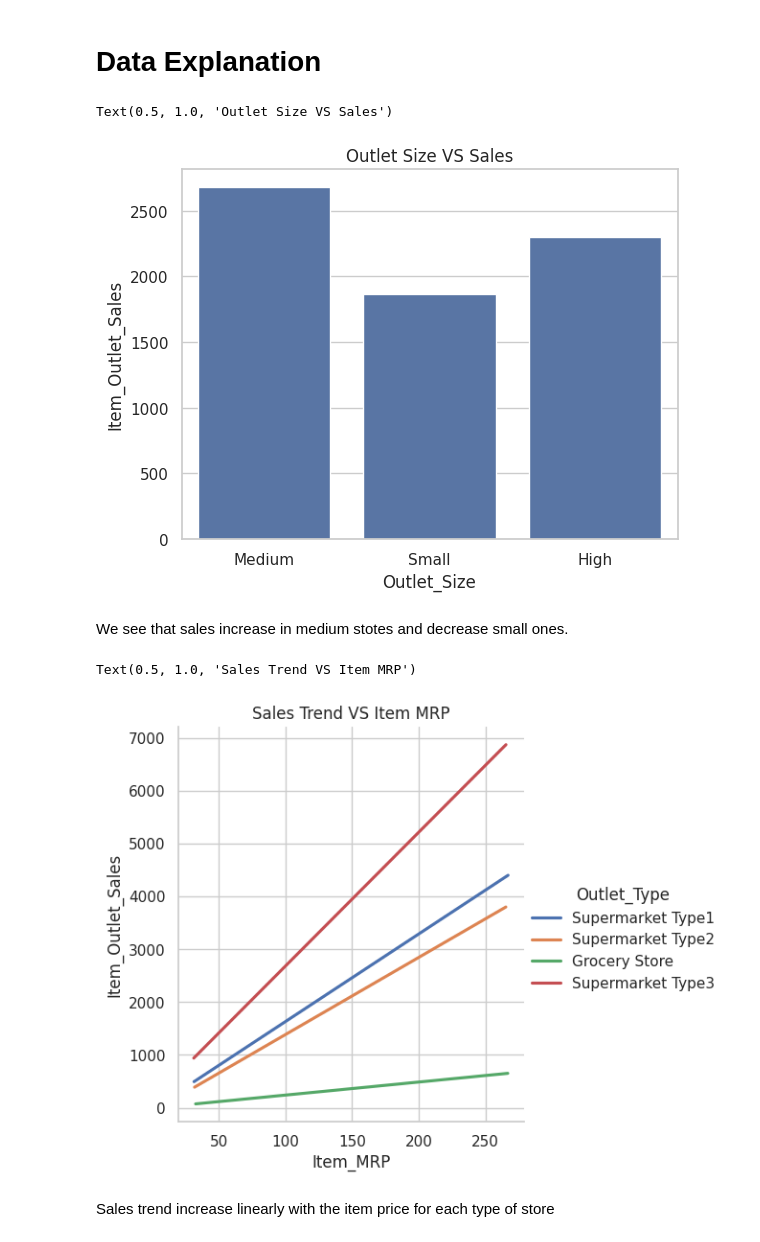
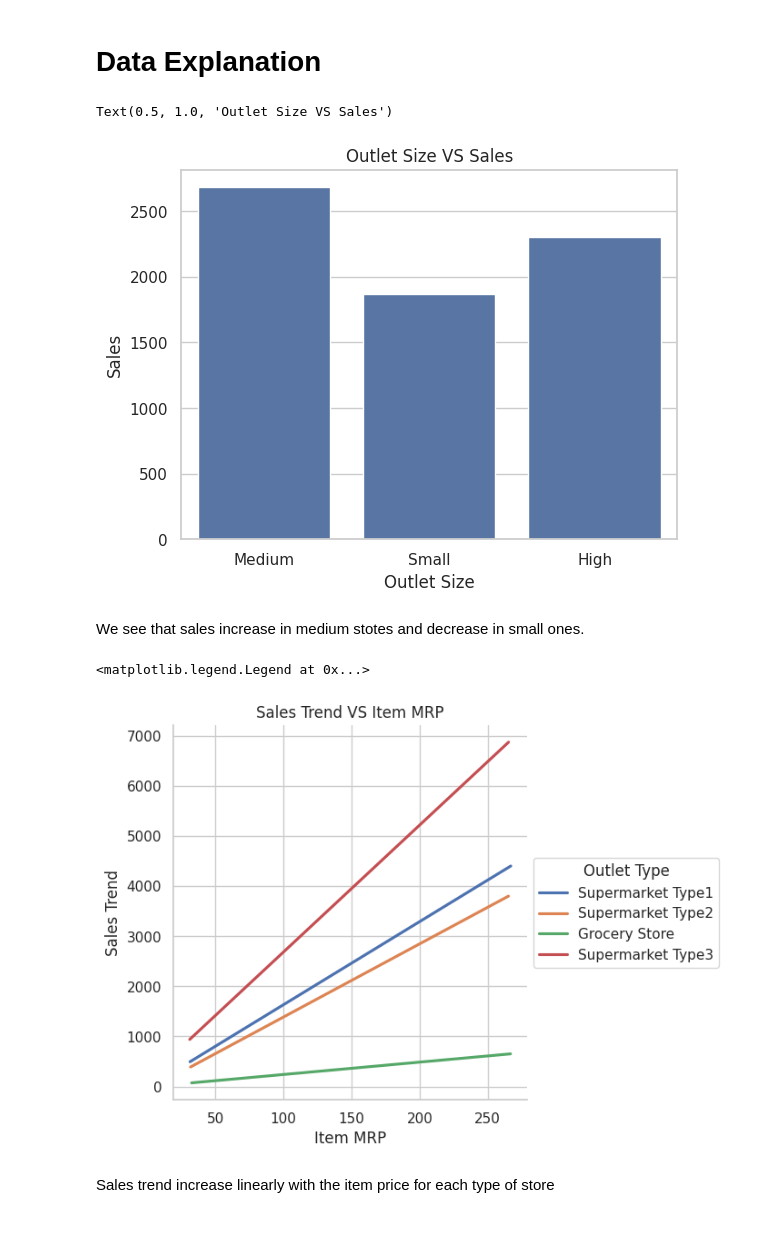
Before and after one commit to Mahdi-Kriaa/Big_Mart_Sales_Prediction, a Jupyter notebook: big_mart_sales_prediction.ipynb, the cells around one changed output. Cells and saved outputs as stored; diff of their text form; code cells hidden in the pictures.

```diff
--- a/big_mart_sales_prediction.ipynb
+++ b/big_mart_sales_prediction.ipynb
@@ -58,3 +61,5 @@ df_sales = pd.read_csv(f"https://docs.google.com/uc?id={file_id}")
+# %%
+df_sales = pd.read_csv("/content/drive/MyDrive/Datasets/big_mart_sales.csv")
 # %% [markdown]
 # EDA & Data Cleaning
 # %%
@@ -267,18 +272,24 @@ There is no correlation between each pair of numerical features and target
 # Data Explanation
 # %%
 sns.barplot(data=df_sales, x="Outlet_Size", y="Item_Outlet_Sales", errorbar=None)
+plt.xlabel("Outlet Size")
+plt.ylabel("Sales")
 plt.title("Outlet Size VS Sales")
 # %% [output]
 Text(0.5, 1.0, 'Outlet Size VS Sales')
-[figure, old version]
+[figure, new version]
 # %% [markdown]
-We see that sales increase in medium stotes and decrease small ones.
+We see that sales increase in medium stotes and decrease in small ones.
 # %%
-sns.lmplot(data=df_sales, x="Item_MRP", y="Item_Outlet_Sales", hue="Outlet_Type", scatter=False, ci=None)
+ax = sns.lmplot(data=df_sales, x="Item_MRP", y="Item_Outlet_Sales", hue="Outlet_Type",
+                legend=False, scatter=False, ci=None)
+plt.xlabel("Item MRP")
+plt.ylabel("Sales Trend")
 plt.title("Sales Trend VS Item MRP")
+plt.legend(title= "Outlet Type", loc='center left', bbox_to_anchor=(1, 0.5))
 # %% [output]
-Text(0.5, 1.0, 'Sales Trend VS Item MRP')
+<matplotlib.legend.Legend at 0x...>
-[figure, old version]
+[figure, new version]
 # %% [markdown]
 Sales trend increase linearly with the item price for each type of store
 # %% [markdown]
```
Also changed, not shown: parts of 13 cells of this notebook.
